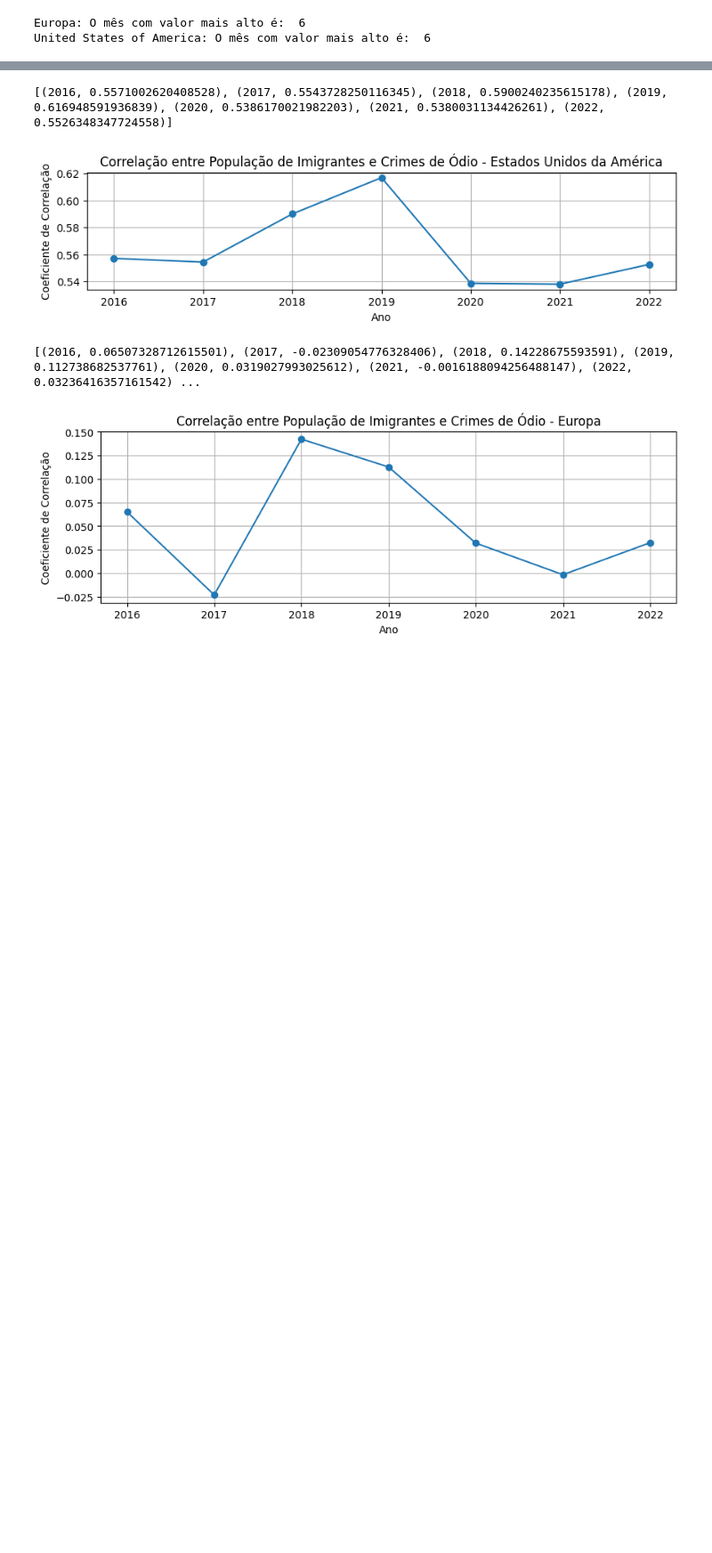
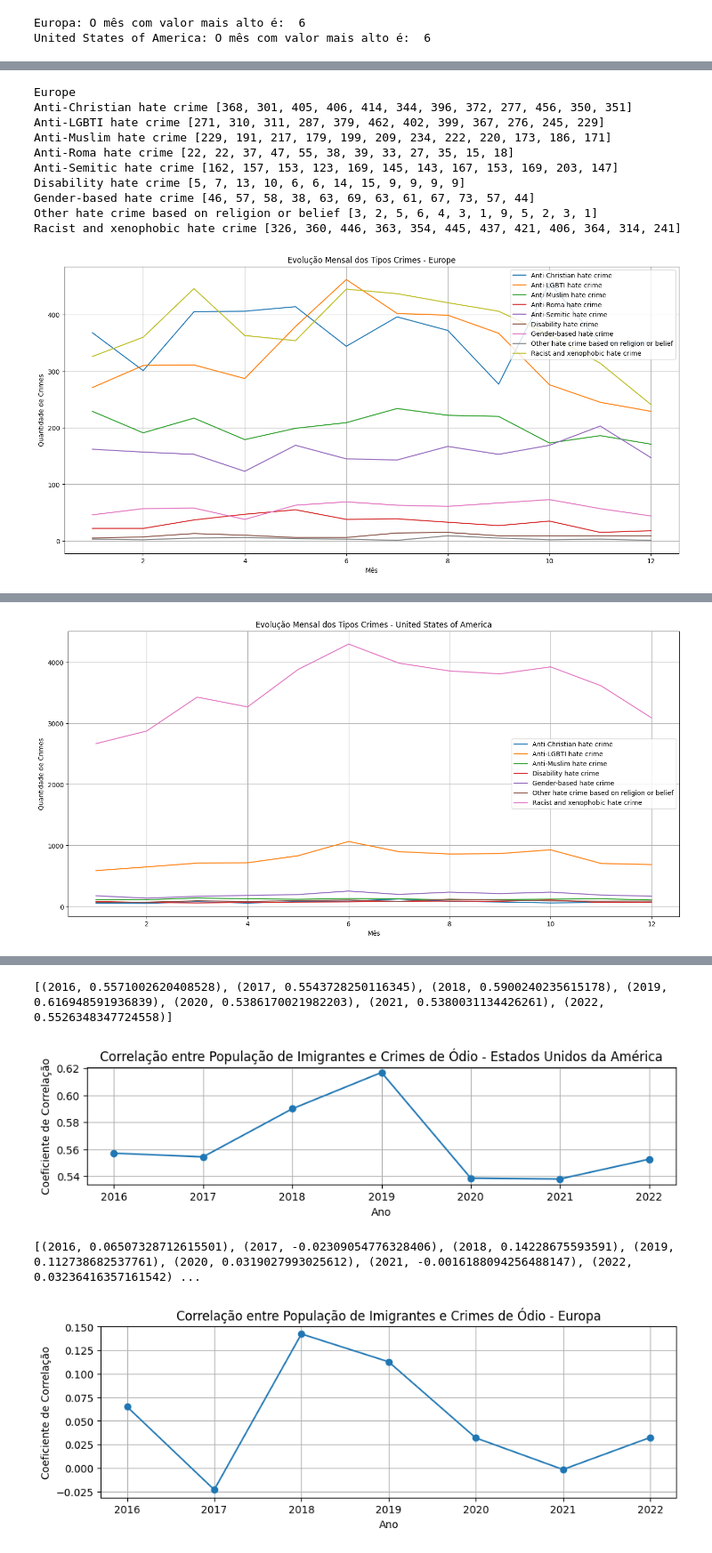
Before and after one commit to Sequeira12/SGD-Hate-Crimes-Analysis, a Jupyter notebook: Hate-crimes-analysis.ipynb, the cells around one changed output, grey strips where cells are left out. Shown at 89% size. Cells and saved outputs as stored; diff of their text form; code cells hidden in the pictures; blank space fills up the shorter version.

```diff
--- a/Hate-crimes-analysis.ipynb
+++ b/Hate-crimes-analysis.ipynb
@@ -1651,0 +1654,79 @@ Em ambos os locais, ......
+# %%
+query = """SELECT month AS mes,
+       bias_desc,
+       COUNT(*) AS total_crimes
+FROM crimes where month >= 1
+GROUP BY bias_desc,country,month
+ORDER BY country,bias_desc,mes, total_crimes DESC;"""
+cur = conn.cursor()
+cur.execute(query)
+
+rows = cur.fetchall()
+
+listaCrimes = []
+lb = []
+anos = [1,2,3,4,5,6,7,8,9,10,11,12]
+for i in range(0,108,12):
+    lb.append(rows[i][1])
+    m = []
+    for j in range(12):
+        m.append(rows[i+j][2])
+    listaCrimes.append(m)
+count = 0
+
+
+plt.figure(figsize=(17, 8))
+print('Europe')
+for incident in listaCrimes:
+    print(lb[count],incident)
+    plt.plot(anos, incident,label=lb[count])
+    count+=1
+
+plt.xlabel('Mês')
+plt.ylabel('Quantidade de Crimes')
+plt.title('Evolução Mensal dos Tipos Crimes - Europe')
+plt.legend()
+plt.grid(True)
+
+plt.show()
+
+
+
+listaCrimes = []
+lb = []
+anos = [1,2,3,4,5,6,7,8,9,10,11,12]
+for i in range(108,len(rows),12):
+    lb.append(rows[i][1])
+    m = []
+    for j in range(12):
+        m.append(rows[i+j][2])
+    listaCrimes.append(m)
+count = 0
+
+
+plt.figure(figsize=(17, 8))
+print('\nUnited States of America')
+for incident in listaCrimes:
+    print(lb[count],incident)
+    plt.plot(anos, incident,label=lb[count])
+    count+=1
+
+plt.xlabel('Mês')
+plt.ylabel('Quantidade de Crimes')
+plt.title('Evolução Mensal dos Tipos Crimes - United States of America')
+plt.legend()
+plt.grid(True)
+
+plt.show()
+# %% [output]
+Europe
+Anti-Christian hate crime [368, 301, 405, 406, 414, 344, 396, 372, 277, 456, 350, 351]
+Anti-LGBTI hate crime [271, 310, 311, 287, 379, 462, 402, 399, 367, 276, 245, 229]
+Anti-Muslim hate crime [229, 191, 217, 179, 199, 209, 234, 222, 220, 173, 186, 171]
+Anti-Roma hate crime [22, 22, 37, 47, 55, 38, 39, 33, 27, 35, 15, 18]
+Anti-Semitic hate crime [162, 157, 153, 123, 169, 145, 143, 167, 153, 169, 203, 147]
+Disability hate crime [5, 7, 13, 10, 6, 6, 14, 15, 9, 9, 9, 9]
+Gender-based hate crime [46, 57, 58, 38, 63, 69, 63, 61, 67, 73, 57, 44]
+Other hate crime based on religion or belief [3, 2, 5, 6, 4, 3, 1, 9, 5, 2, 3, 1]
+Racist and xenophobic hate crime [326, 360, 446, 363, 354, 445, 437, 421, 406, 364, 314, 241]
+[figure, added]
@@ -1651,0 +1741 @@ Em ambos os locais, ......
+[figure, added]
```
Also changed, not shown: parts of 59 cells of this notebook, 3 other files.
